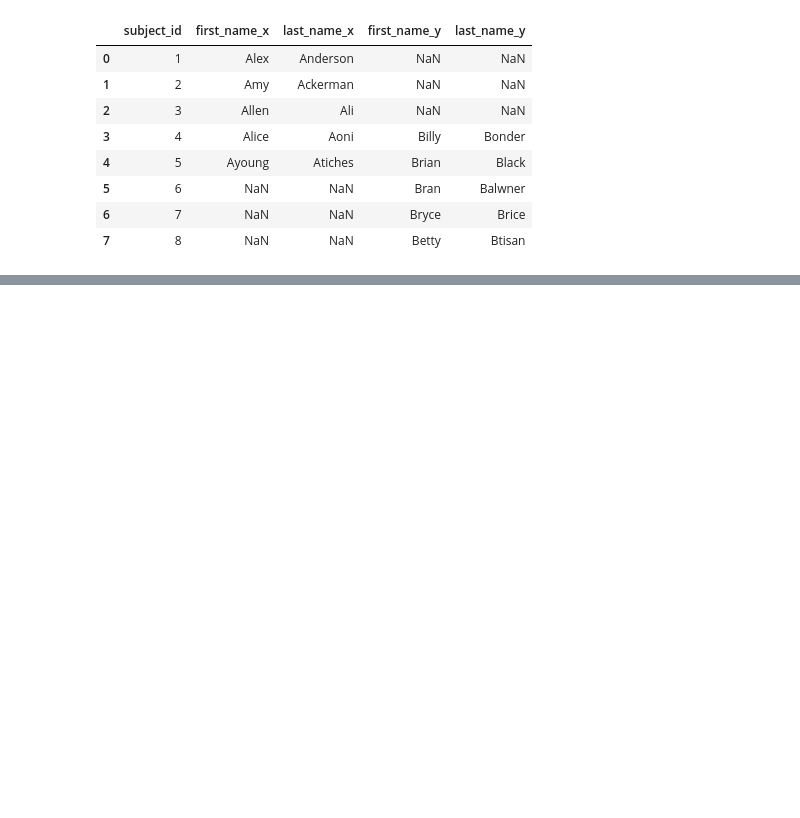
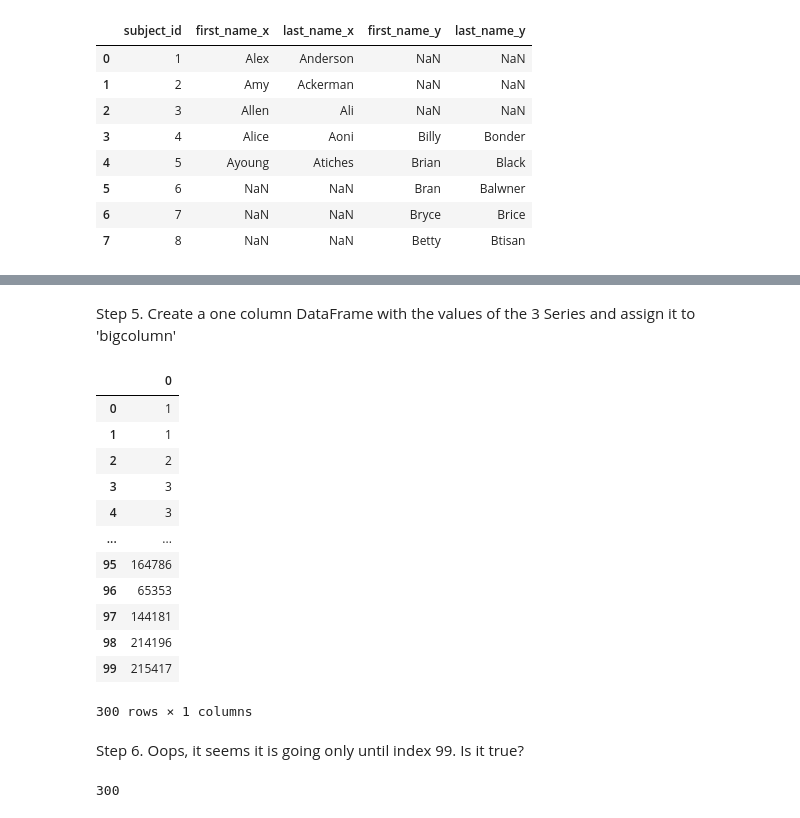
Before and after one commit to Karlajack/pydata_analysis, a Jupyter notebook: pandasdailypractice3.ipynb, the cells around one changed output, grey strips where cells are left out. Saved outputs shown, nothing was run; the diff lists cells and outputs as text; code cells hidden in the pictures; blank space fills up the shorter version.

```diff
--- a/pandasdailypractice3.ipynb
+++ b/pandasdailypractice3.ipynb
@@ -496,0 +548,29 @@ pd.merge(data1,data2, on='subject_id',how='outer')
+# %% [markdown]
+Step 5. Create a one column DataFrame with the values of the 3 Series and assign it to 'bigcolumn'
+# %%
+bigconc=pd.concat([r1,r2,r3],axis=0)
+
+bigcolumn=pd.DataFrame(bigconc)
+bigcolumn
+# %% [output]
+|  | 0 |
+| 0 | 1 |
+| 1 | 1 |
+| 2 | 2 |
+| 3 | 3 |
+| 4 | 3 |
+| ... | ... |
+| 95 | 164786 |
+| 96 | 65353 |
+| 97 | 144181 |
+| 98 | 214196 |
+| 99 | 215417 |
+300 rows × 1 columns
+# %% [markdown]
+Step 6. Oops, it seems it is going only until index 99. Is it true?
+# %%
+# No
+len(bigcolumn)
+bigcolumn.shape[0]
+# %% [output]
+300
```
Also changed, not shown: parts of 9 cells of this notebook.
